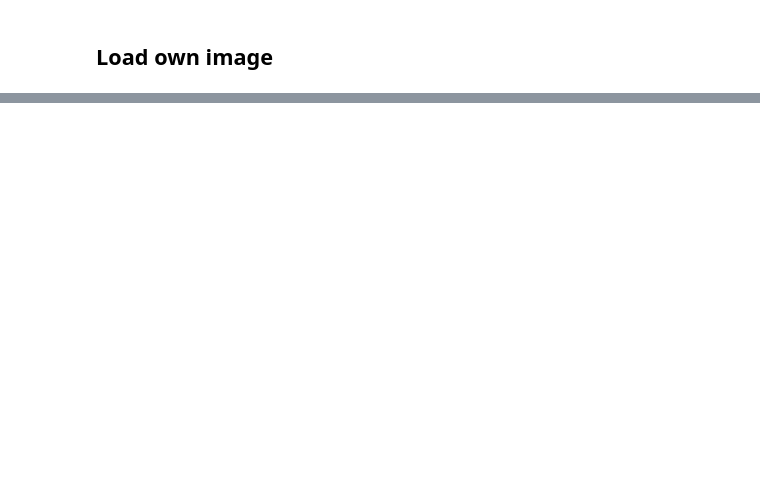
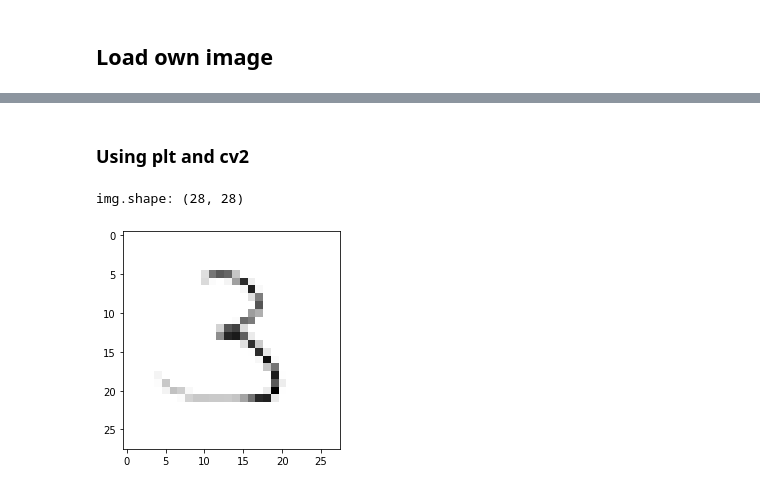
Before and after one commit to thomasmanke/ABS, a Jupyter notebook: Notebooks/ANN/ANN_004_ImageClassification.ipynb, the cells around one changed output, grey strips where cells are left out. Cells and saved outputs as stored; diff of their text form; code cells hidden in the pictures; blank space fills up the shorter version.

```diff
--- a/Notebooks/ANN/ANN_004_ImageClassification.ipynb
+++ b/Notebooks/ANN/ANN_004_ImageClassification.ipynb
@@ -202,0 +295,16 @@ pass your image to the neural network and predict the label!
+# %% [markdown]
+### Using plt and cv2
+# %%
+import cv2
+img = plt.imread(fn)                                             # read
+img = cv2.resize(img, input_size, interpolation=cv2.INTER_AREA)  # resize
+
+img = np.mean(img,axis=2)   # RGB averaging (there are also other rules)
+img = 255 - img             # MINST convention
+img = img / 255             # Normalization
+
+plt.imshow(img, cmap='Greys')
+print('img.shape:', img.shape)
+# %% [output]
+img.shape: (28, 28)
+[figure, added]
```
Also changed, not shown: parts of 27 cells of this notebook.
